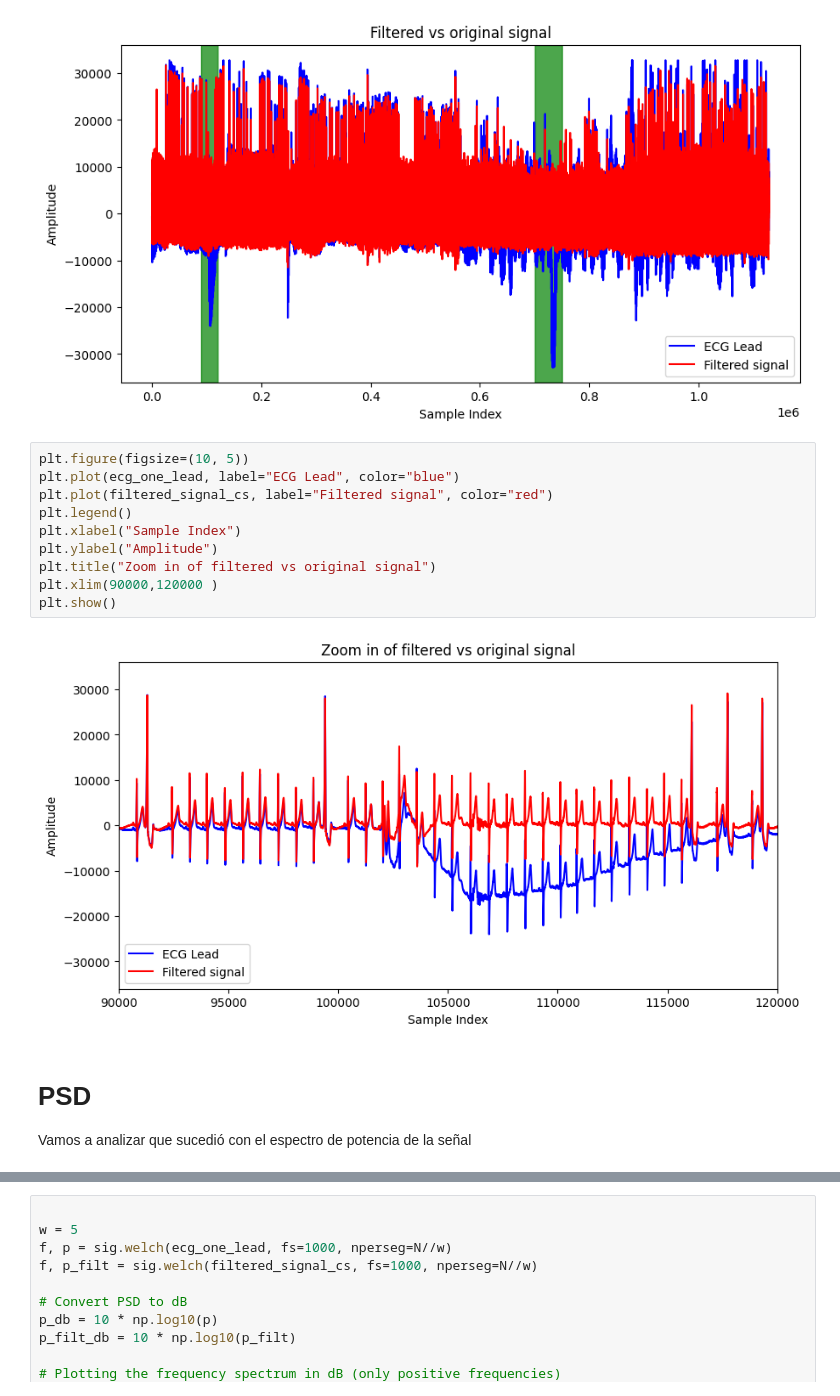
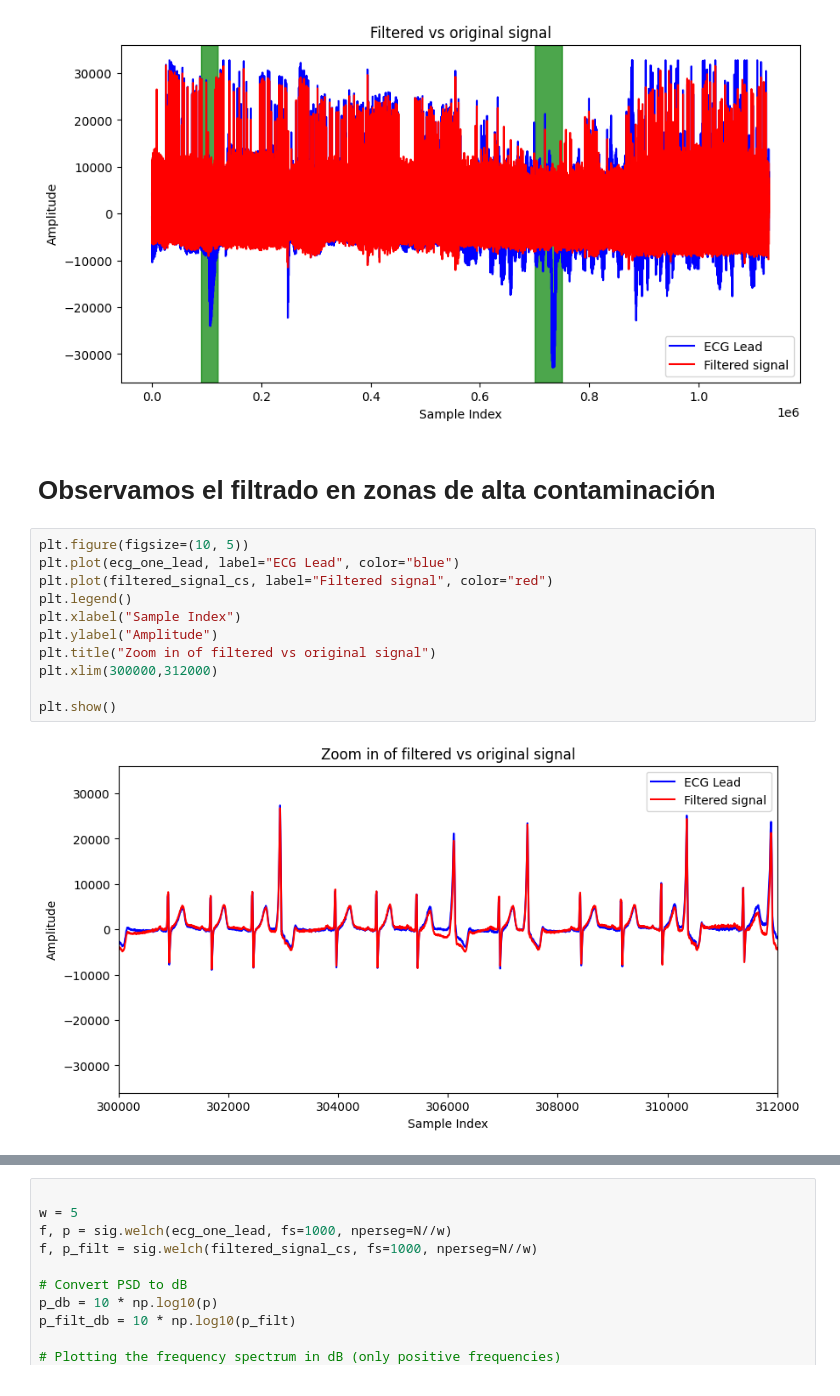
Before and after one commit to joacocibeira/PDS, a Jupyter notebook: tp_10/tp_10.ipynb, the cells around one changed output, grey strips where cells are left out. Drawn from its saved outputs; the diff is of its cells as text.

```diff
--- a/tp_10/tp_10.ipynb
+++ b/tp_10/tp_10.ipynb
@@ -132,18 +118,18 @@ plt.axvspan(700000, 750000, color='green', alpha=0.7)  # Shaded region
 plt.show()
 # %% [output]
 [figure]
+# %% [markdown]
+# Observamos el filtrado en zonas de alta contaminación
 # %%
 plt.figure(figsize=(10, 5))
 plt.plot(ecg_one_lead, label="ECG Lead", color="blue")
 plt.plot(filtered_signal_cs, label="Filtered signal", color="red")
 plt.legend()
 plt.xlabel("Sample Index")
 plt.ylabel("Amplitude")
 plt.title("Zoom in of filtered vs original signal")
-plt.xlim(90000,120000 )
+plt.xlim(300000,312000)
+
 plt.show()
 # %% [output]
-[figure, old version]
+[figure, new version]
-# %% [markdown]
-# PSD
-Vamos a analizar que sucedió con el espectro de potencia de la señal
```
Also changed, not shown: parts of 11 cells of this notebook.
